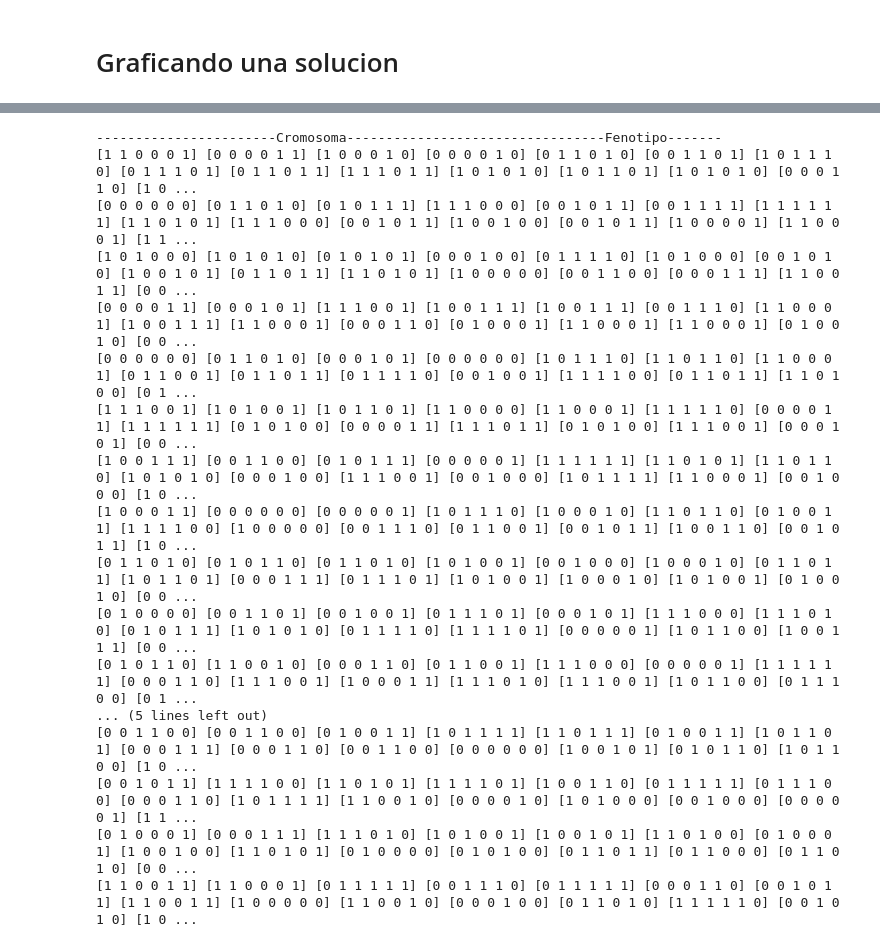
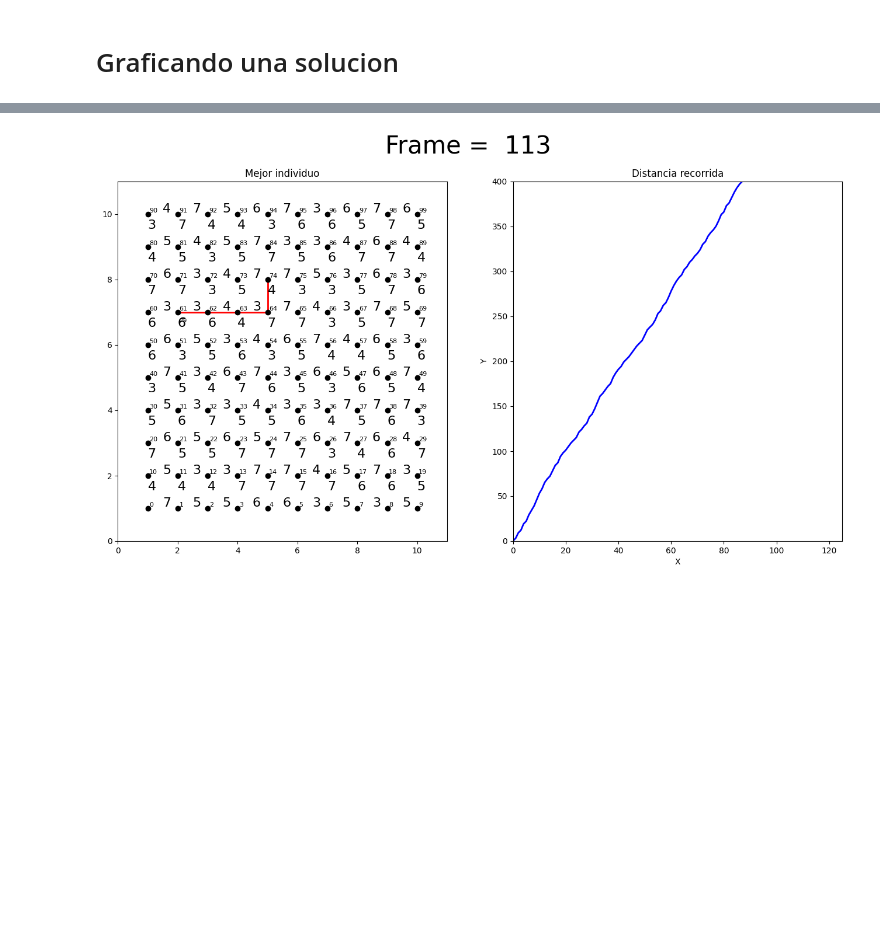
Before and after one commit to AgenteAlfa/Proyecto, a Jupyter notebook: Citycar.ipynb, the cells around one changed output, grey strips where cells are left out. Drawn from its saved outputs; the diff is of its cells as text; code cells hidden in the pictures; blank space fills up the shorter version.

```diff
--- a/Citycar.ipynb
+++ b/Citycar.ipynb
@@ -217,0 +193,14 @@ Mejor resultado transformado = [ 8 14  9  7  1  4 13 23 16 11 12  0  6 28 29  2
+# %%
+tags_solucion = res[0]
+
+interpretacion = Interpretar(tags_solucion, verboso= True)
+recorrido = []
+for i in range(len(interpretacion) - 1):
+    pi = interpretacion[i]
+    pf = interpretacion[i + 1]
+    recorrido += C.Mdistancias[pi][pf].n_tags[:-1]
+recorrido.append(C.Mdistancias[pi][pf].n_tags[-1])
+print("La solucion es:")
+print(interpretacion)
+print(recorrido)
+print(f"El recorrido tine un tamaño de : {len(recorrido)}")
@@ -230,6 +237,11 @@ class Graficador_CityCar:
             self.GDis = 1
             self.FS = 8
             self.Elevacion = 0.05
+
+            self.Abordo:list[Pasajero] = []
+            self.LLevados:list[Pasajero] = []
+            self.Pendientes:list[Pasajero] = self.ciudad.pasajeros
+
       def Reiniciar(self):
             self.LINEAS = [self.ax1.plot([], [], 'r', lw=2) for i in range(len(self.solucion))]
             self.PASAJEROSPN = [self.ax1.text(Nodo.GuiaT_N[i].posicion[0] + self.Pading,
@@ -240,8 +252,6 @@ class Graficador_CityCar:
                                               Nodo.GuiaT_N[i].posicion[1] + self.Pading - self.Elevacion* 5,
                                               "", fontsize=self.FS, fontname='Segoe UI Emoji')
                                 for i in range(LADO * LADO)]
-            self.lstPasajerosAbordo = []
-            self.lstPasajerosLlevados = []
             self.recorrido = [0]
 
       def Graficar(self):
@@ -291,14 +301,18 @@ class Graficador_CityCar:
             N = n - 1
             nodo_actual = Nodo.GuiaT_N[self.solucion[N + 1]]
             for i in range(len(self.TAXI_PPOS)):
-                        self.TAXI_PPOS[i].set_text("🚕" if nodo_actual.tag == i else "")
-            pasajeros_suben = [p for p in self.ciudad.pasajeros if p.Tag_inicio == nodo_actual.tag]
-            self.lstPasajerosAbordo += pasajeros_suben
+                  self.TAXI_PPOS[i].set_text("🚕" if nodo_actual.tag == i else "")
 
-            pasajeros_bajan = [p for p in self.lstPasajerosAbordo if p.Tag_final == nodo_actual.tag]
-            self.lstPasajerosLlevados += pasajeros_bajan
-            self.lstPasajerosAbordo = [p for p in self.lstPasajerosAbordo if p.Tag_final != nodo_actual.tag]
 
+            for p in self.Pendientes.copy():
+                  if p not in self.Abordo and p.Tag_inicio == nodo_actual.tag:
+                        self.Abordo.append(p)
+
+            for p in self.Abordo.copy():
+                  if p.Tag_final == nodo_actual.tag:
+                        self.LLevados.append(p)
+                        self.Abordo.remove(p)
+                        self.Pendientes.remove(p)
             if N != -1:
                   linea = self.LINEAS[N][0]
                   nodo_anterior = Nodo.GuiaT_N[self.solucion[N]]
@@ -312,7 +326,7 @@ class Graficador_CityCar:
                   linea = self.LINEAS[N - 4][0]
                   linea.set_data([], [])
 
-            X,Y,S = self.ciudad.getPasajerosTag([p.tag for p in self.lstPasajerosLlevados], [p.tag for p in self.lstPasajerosAbordo])
+            S = self.ciudad.getPasajerosTag(self.Pendientes, self.Abordo)
             for i in range(len(self.PASAJEROSPN)):
                         self.PASAJEROSPN[i].set_text(S[i])
 
@@ -320,5 +334,6 @@ class Graficador_CityCar:
 
             return (self.line1,self.line2)
 
-Gcity = Graficador_CityCar(C, solucion)
-#Gcity.Graficar()
+Gcity = Graficador_CityCar(C, recorrido)
+Gcity.Graficar()
+# %% [output]
@@ -325,26 +341 @@ Gcity = Graficador_CityCar(C, solucion)
+[figure, added]
-# %%
-print("-----------------------Cromosoma---------------------------------Fenotipo-------")
-res = AlgEvo.F(AlgEvo.GrayToDec(AlgEvo.POP).T)
-for pi in range(AlgEvo.POP_SIZE):
-      for ci in range(AlgEvo.N_GENES):
-            print(AlgEvo.POP[pi,ci] ,  end=" ")
-      print("\t->\t", end="")
-      print("{:.4f}".format(res[pi]))
-# %% [output]
------------------------Cromosoma---------------------------------Fenotipo-------
-[1 1 0 0 0 1] [0 0 0 0 1 1] [1 0 0 0 1 0] [0 0 0 0 1 0] [0 1 1 0 1 0] [0 0 1 1 0 1] [1 0 1 1 1 0] [0 1 1 1 0 1] [0 1 1 0 1 1] [1 1 1 0 1 1] [1 0 1 0 1 0] [1 0 1 1 0 1] [1 0 1 0 1 0] [0 0 0 1 1 0] [1 0 ...
-[0 0 0 0 0 0] [0 1 1 0 1 0] [0 1 0 1 1 1] [1 1 1 0 0 0] [0 0 1 0 1 1] [0 0 1 1 1 1] [1 1 1 1 1 1] [1 1 0 1 0 1] [1 1 1 0 0 0] [0 0 1 0 1 1] [1 0 0 1 0 0] [0 0 1 0 1 1] [1 0 0 0 0 1] [1 1 0 0 0 1] [1 1 ...
-[1 0 1 0 0 0] [1 0 1 0 1 0] [0 1 0 1 0 1] [0 0 0 1 0 0] [0 1 1 1 1 0] [1 0 1 0 0 0] [0 0 1 0 1 0] [1 0 0 1 0 1] [0 1 1 0 1 1] [1 1 0 1 0 1] [1 0 0 0 0 0] [0 0 1 1 0 0] [0 0 0 1 1 1] [1 1 0 0 1 1] [0 0 ...
-[0 0 0 0 1 1] [0 0 0 1 0 1] [1 1 1 0 0 1] [1 0 0 1 1 1] [1 0 0 1 1 1] [0 0 1 1 1 0] [1 1 0 0 0 1] [1 0 0 1 1 1] [1 1 0 0 0 1] [0 0 0 1 1 0] [0 1 0 0 0 1] [1 1 0 0 0 1] [1 1 0 0 0 1] [0 1 0 0 1 0] [0 0 ...
-[0 0 0 0 0 0] [0 1 1 0 1 0] [0 0 0 1 0 1] [0 0 0 0 0 0] [1 0 1 1 1 0] [1 1 0 1 1 0] [1 1 0 0 0 1] [0 1 1 0 0 1] [0 1 1 0 1 1] [0 1 1 1 1 0] [0 0 1 0 0 1] [1 1 1 1 0 0] [0 1 1 0 1 1] [1 1 0 1 0 0] [0 1 ...
-[1 1 1 0 0 1] [1 0 1 0 0 1] [1 0 1 1 0 1] [1 1 0 0 0 0] [1 1 0 0 0 1] [1 1 1 1 1 0] [0 0 0 0 1 1] [1 1 1 1 1 1] [0 1 0 1 0 0] [0 0 0 0 1 1] [1 1 1 0 1 1] [0 1 0 1 0 0] [1 1 1 0 0 1] [0 0 0 1 0 1] [0 0 ...
-[1 0 0 1 1 1] [0 0 1 1 0 0] [0 1 0 1 1 1] [0 0 0 0 0 1] [1 1 1 1 1 1] [1 1 0 1 0 1] [1 1 0 1 1 0] [1 0 1 0 1 0] [0 0 0 1 0 0] [1 1 1 0 0 1] [0 0 1 0 0 0] [1 0 1 1 1 1] [1 1 0 0 0 1] [0 0 1 0 0 0] [1 0 ...
-[1 0 0 0 1 1] [0 0 0 0 0 0] [0 0 0 0 0 1] [1 0 1 1 1 0] [1 0 0 0 1 0] [1 1 0 1 1 0] [0 1 0 0 1 1] [1 1 1 1 0 0] [1 0 0 0 0 0] [0 0 1 1 1 0] [0 1 1 0 0 1] [0 0 1 0 1 1] [1 0 0 1 1 0] [0 0 1 0 1 1] [1 0 ...
-[0 1 1 0 1 0] [0 1 0 1 1 0] [0 1 1 0 1 0] [1 0 1 0 0 1] [0 0 1 0 0 0] [1 0 0 0 1 0] [0 1 1 0 1 1] [1 0 1 1 0 1] [0 0 0 1 1 1] [0 1 1 1 0 1] [1 0 1 0 0 1] [1 0 0 0 1 0] [1 0 1 0 0 1] [0 1 0 0 1 0] [0 0 ...
-[0 1 0 0 0 0] [0 0 1 1 0 1] [0 0 1 0 0 1] [0 1 1 1 0 1] [0 0 0 1 0 1] [1 1 1 0 0 0] [1 1 1 0 1 0] [0 1 0 1 1 1] [1 0 1 0 1 0] [0 1 1 1 1 0] [1 1 1 1 0 1] [0 0 0 0 0 1] [1 0 1 1 0 0] [1 0 0 1 1 1] [0 0 ...
-[0 1 0 1 1 0] [1 1 0 0 1 0] [0 0 0 1 1 0] [0 1 1 0 0 1] [1 1 1 0 0 0] [0 0 0 0 0 1] [1 1 1 1 1 1] [0 0 0 1 1 0] [1 1 1 0 0 1] [1 0 0 0 1 1] [1 1 1 0 1 0] [1 1 1 0 0 1] [1 0 1 1 0 0] [0 1 1 1 0 0] [0 1 ...
-... (5 lines left out)
-[0 0 1 1 0 0] [0 0 1 1 0 0] [0 1 0 0 1 1] [1 0 1 1 1 1] [1 1 0 1 1 1] [0 1 0 0 1 1] [1 0 1 1 0 1] [0 0 0 1 1 1] [0 0 0 1 1 0] [0 0 1 1 0 0] [0 0 0 0 0 0] [1 0 0 1 0 1] [0 1 0 1 1 0] [1 0 1 1 0 0] [1 0 ...
-[0 0 1 0 1 1] [1 1 1 1 0 0] [1 1 0 1 0 1] [1 1 1 1 0 1] [1 0 0 1 1 0] [0 1 1 1 1 1] [0 1 1 1 0 0] [0 0 0 1 1 0] [1 0 1 1 1 1] [1 1 0 0 1 0] [0 0 0 0 1 0] [1 0 1 0 0 0] [0 0 1 0 0 0] [0 0 0 0 0 1] [1 1 ...
-[0 1 0 0 0 1] [0 0 0 1 1 1] [1 1 1 0 1 0] [1 0 1 0 0 1] [1 0 0 1 0 1] [1 1 0 1 0 0] [0 1 0 0 0 1] [1 0 0 1 0 0] [1 1 0 1 0 1] [0 1 0 0 0 0] [0 1 0 1 0 0] [0 1 1 0 1 1] [0 1 1 0 0 0] [0 1 1 0 1 0] [0 0 ...
-[1 1 0 0 1 1] [1 1 0 0 0 1] [0 1 1 1 1 1] [0 0 1 1 1 0] [0 1 1 1 1 1] [0 0 0 1 1 0] [0 0 1 0 1 1] [1 1 0 0 1 1] [1 0 0 0 0 0] [1 1 0 0 1 0] [0 0 0 1 0 0] [0 1 1 0 1 0] [1 1 1 1 1 0] [0 0 1 0 1 0] [1 0 ...
```
Also changed, not shown: parts of 8 cells of this notebook, 2 other files.
